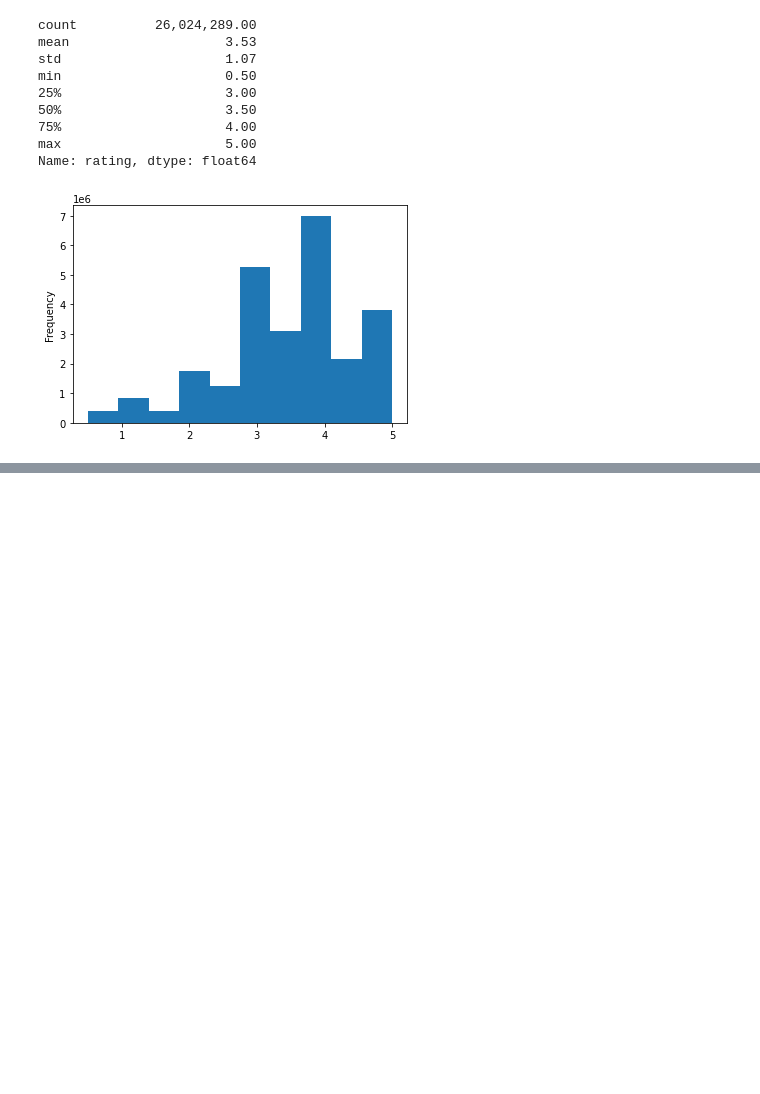
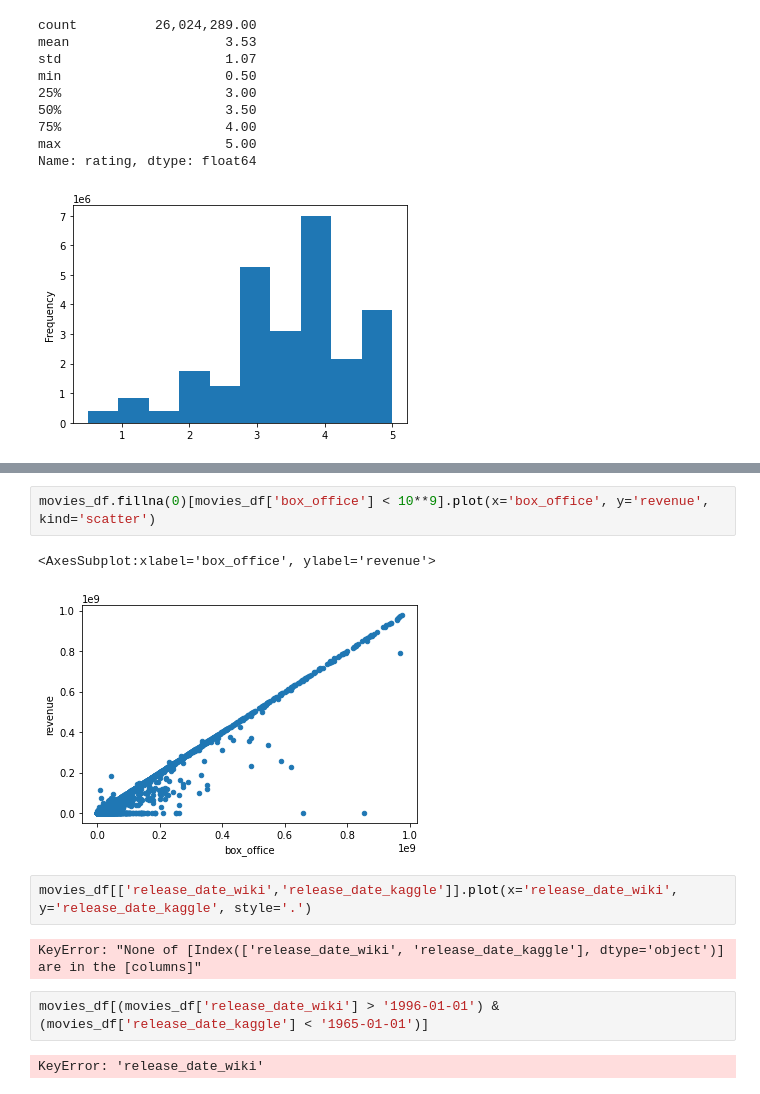
Before and after one commit to mododds/Movies-ETL, a Jupyter notebook: movie_db_practice.ipynb, the cells around one changed output, grey strips where cells are left out. Cells and saved outputs as stored; diff of their text form; blank space fills up the shorter version.

```diff
--- a/movie_db_practice.ipynb
+++ b/movie_db_practice.ipynb
@@ -831,0 +887,13 @@ Name: rating, dtype: float64
+# %%
+movies_df.fillna(0)[movies_df['box_office'] < 10**9].plot(x='box_office', y='revenue', kind='scatter')
+# %% [output]
+<AxesSubplot:xlabel='box_office', ylabel='revenue'>
+[figure, added]
+# %%
+movies_df[['release_date_wiki','release_date_kaggle']].plot(x='release_date_wiki', y='release_date_kaggle', style='.')
+# %% [output]
+KeyError: "None of [Index(['release_date_wiki', 'release_date_kaggle'], dtype='object')] are in the [columns]"
+# %%
+movies_df[(movies_df['release_date_wiki'] > '1996-01-01') & (movies_df['release_date_kaggle'] < '1965-01-01')]
+# %% [output]
+KeyError: 'release_date_wiki'
```
Also changed, not shown: parts of 23 cells of this notebook.
